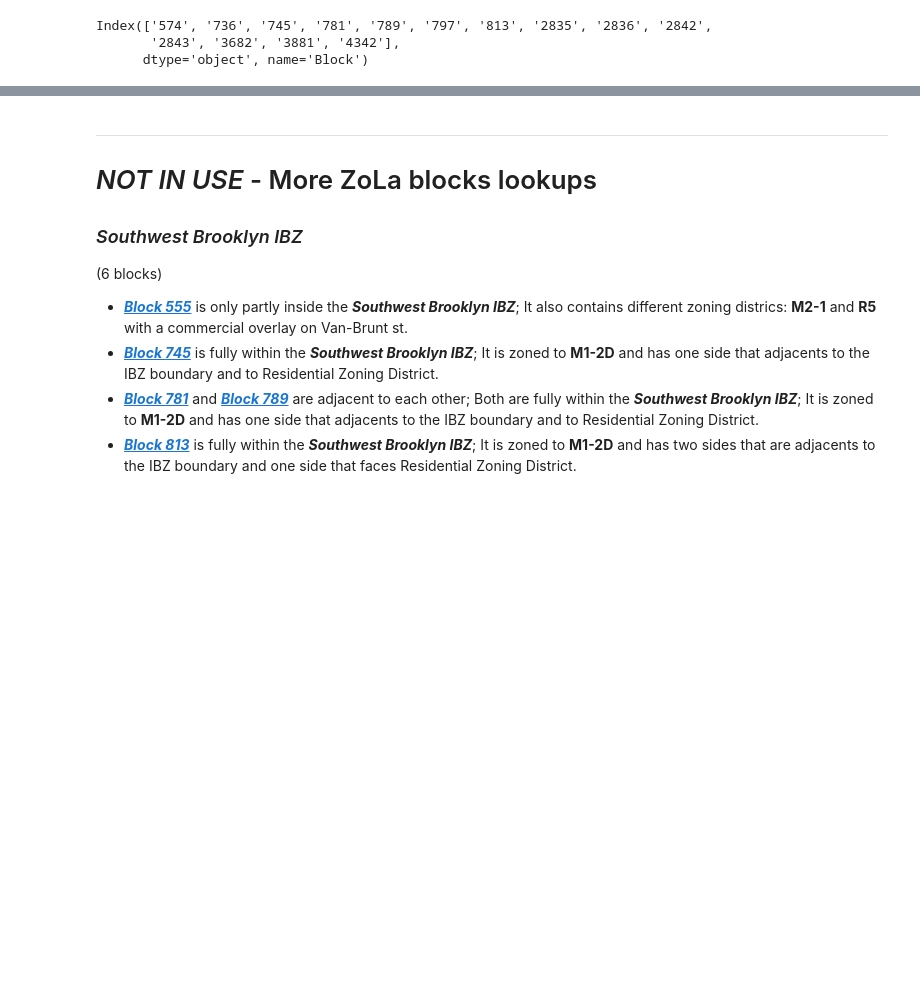
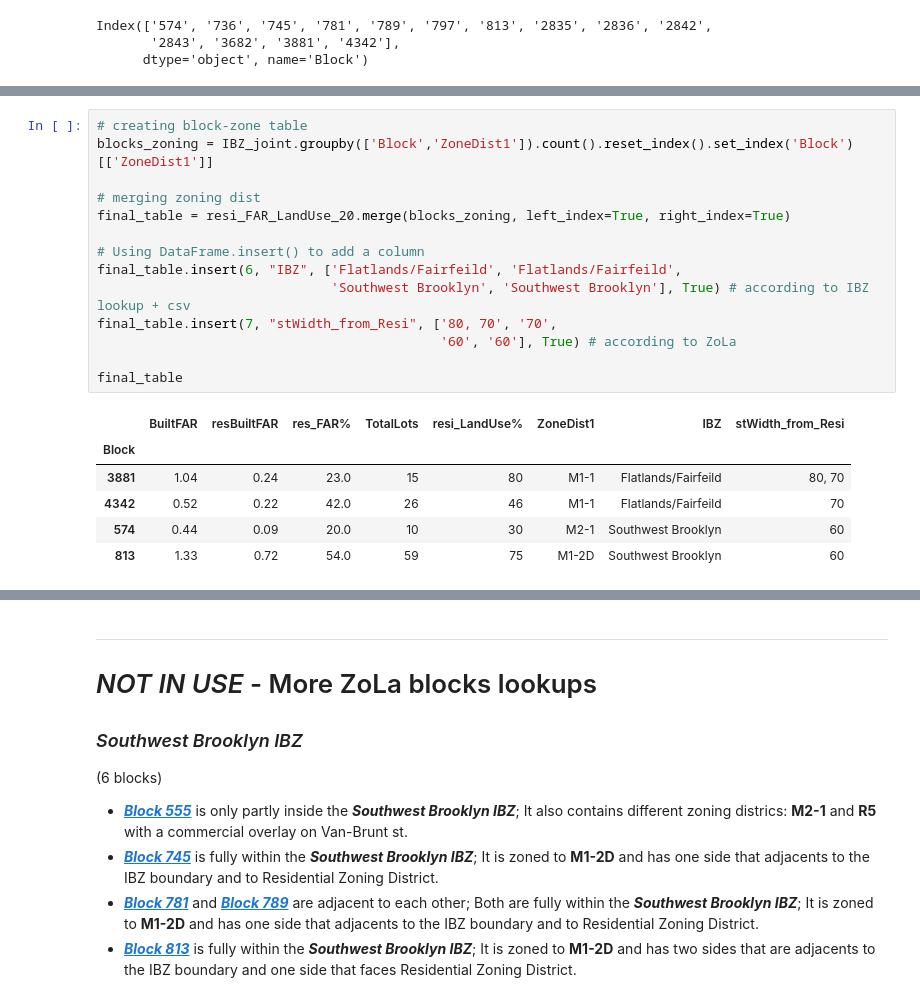
Before and after one commit to drawbrooklyn/IBZ_analysis, a Jupyter notebook: IBZ_analysis.ipynb, the cells around one changed output, grey strips where cells are left out. Cells and saved outputs as stored; diff of their text form; blank space fills up the shorter version.

```diff
--- a/IBZ_analysis.ipynb
+++ b/IBZ_analysis.ipynb
@@ -1012,0 +1011,21 @@ Index(['574', '736', '745', '781', '789', '797', '813', '3881', '4342'], dtype='
+# %%
+# creating block-zone table
+blocks_zoning = IBZ_joint.groupby(['Block','ZoneDist1']).count().reset_index().set_index('Block')[['ZoneDist1']]
+
+# merging zoning dist
+final_table = resi_FAR_LandUse_20.merge(blocks_zoning, left_index=True, right_index=True)
+
+# Using DataFrame.insert() to add a column
+final_table.insert(6, "IBZ", ['Flatlands/Fairfeild', 'Flatlands/Fairfeild',
+                              'Southwest Brooklyn', 'Southwest Brooklyn'], True) # according to IBZ lookup + csv
+final_table.insert(7, "stWidth_from_Resi", ['80, 70', '70',
+                                            '60', '60'], True) # according to ZoLa
+
+final_table
+# %% [output]
+|  | BuiltFAR | resBuiltFAR | res_FAR% | TotalLots | resi_LandUse% | ZoneDist1 | IBZ | stWidth_from_Resi |
+| Block |  |  |  |  |  |  |  |  |
+| 3881 | 1.04 | 0.24 | 23.0 | 15 | 80 | M1-1 | Flatlands/Fairfeild | 80, 70 |
+| 4342 | 0.52 | 0.22 | 42.0 | 26 | 46 | M1-1 | Flatlands/Fairfeild | 70 |
+| 574 | 0.44 | 0.09 | 20.0 | 10 | 30 | M2-1 | Southwest Brooklyn | 60 |
+| 813 | 1.33 | 0.72 | 54.0 | 59 | 75 | M1-2D | Southwest Brooklyn | 60 |
```
Also changed, not shown: parts of 5 cells of this notebook.
